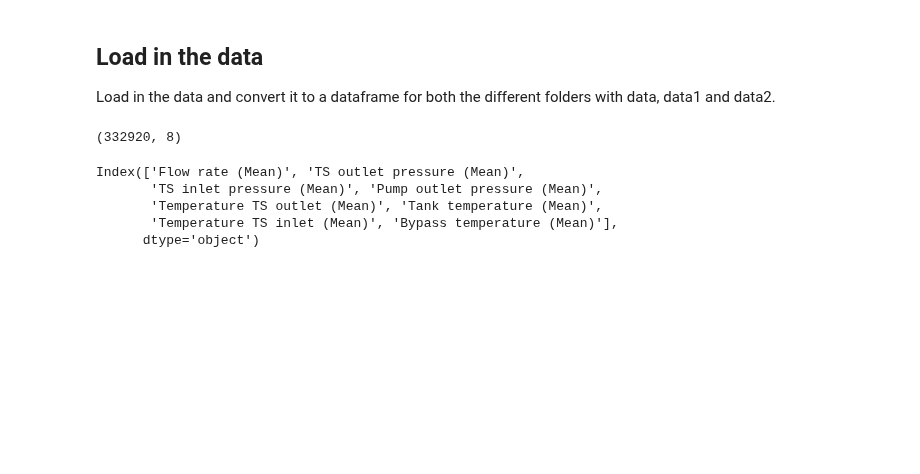
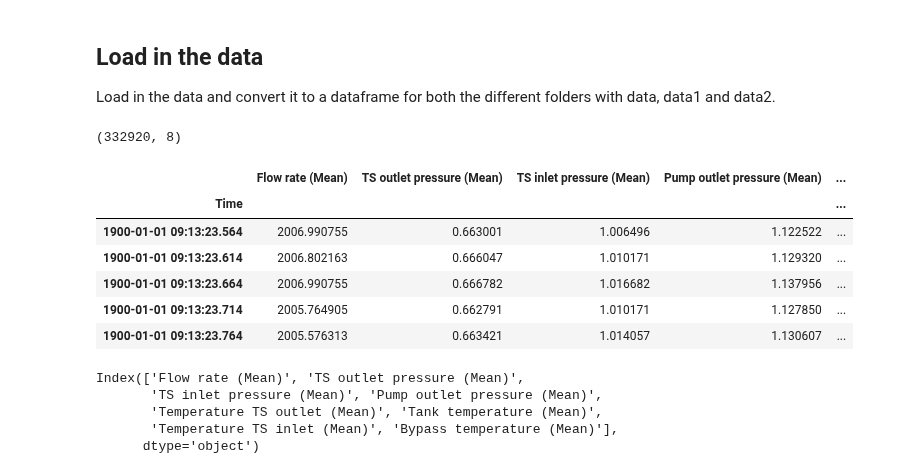
Before and after one commit to KaroGil/master_plug_prediction, a Jupyter notebook: notebooks/data_exploration.ipynb, the cells around one changed output. Cells and saved outputs as stored; diff of their text form; code cells hidden in the pictures; blank space fills up the shorter version.

```diff
--- a/notebooks/data_exploration.ipynb
+++ b/notebooks/data_exploration.ipynb
@@ -24,6 +24,16 @@ df_data1 = dp.load_data()
 print(df_data1.shape)
 # %% [output]
 (332920, 8)
+# %%
+df_data1.head()
+# %% [output]
+|  | Flow rate (Mean) | TS outlet pressure (Mean) | TS inlet pressure (Mean) | Pump outlet pressure (Mean) | ... |
+| Time |  |  |  |  | ... |
+| 1900-01-01 09:13:23.564 | 2006.990755 | 0.663001 | 1.006496 | 1.122522 | ... |
+| 1900-01-01 09:13:23.614 | 2006.802163 | 0.666047 | 1.010171 | 1.129320 | ... |
+| 1900-01-01 09:13:23.664 | 2006.990755 | 0.666782 | 1.016682 | 1.137956 | ... |
+| 1900-01-01 09:13:23.714 | 2005.764905 | 0.662791 | 1.010171 | 1.127850 | ... |
+| 1900-01-01 09:13:23.764 | 2005.576313 | 0.663421 | 1.014057 | 1.130607 | ... |
 # %%
 df_data1.columns
 # %% [output]
```
Also changed, not shown: parts of 5 cells of this notebook, 3 other files.
